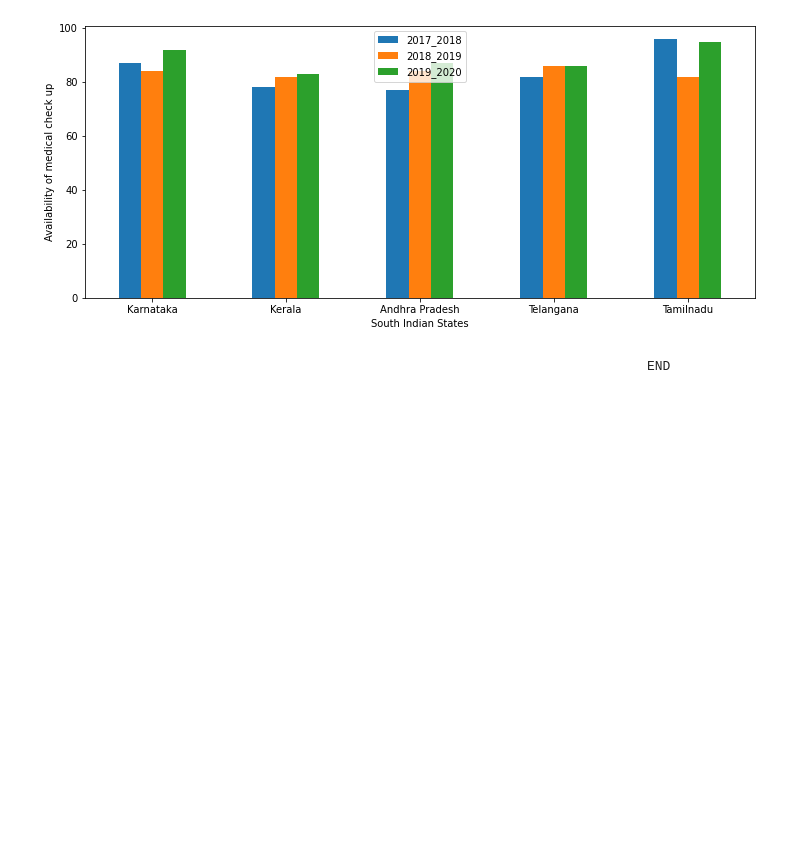
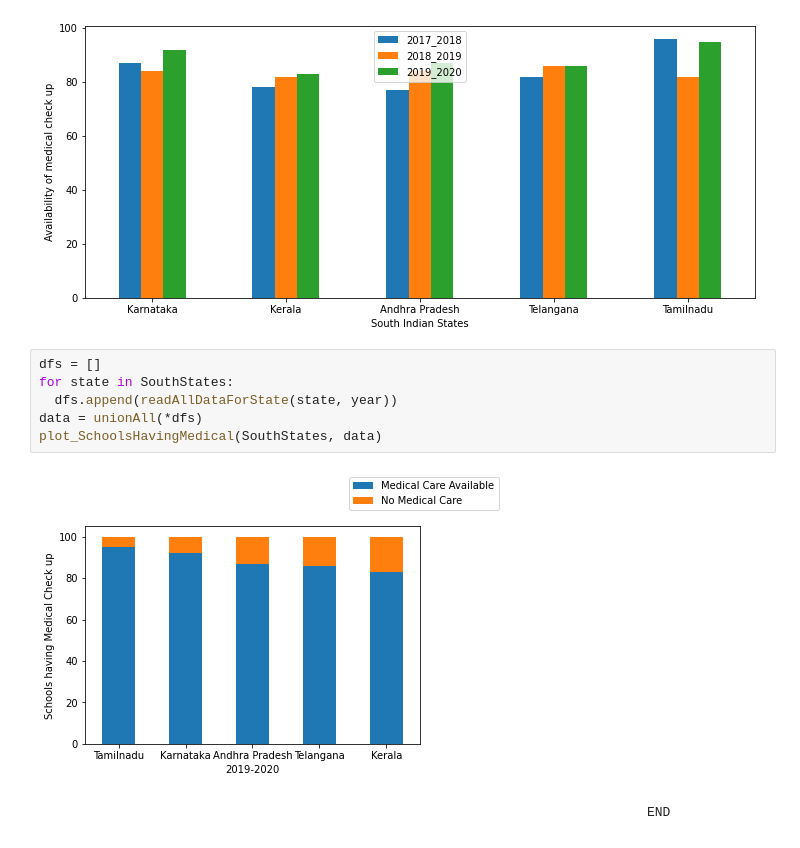
Before and after one commit to SourabhGothe/Big-Data-projects, a Jupyter notebook: projectBase_Master.ipynb, the cells around one changed output. Saved outputs shown, nothing was run; the diff lists cells and outputs as text; blank space fills up the shorter version.

```diff
--- a/projectBase_Master.ipynb
+++ b/projectBase_Master.ipynb
@@ -411,5 +421,13 @@ ax.set_ylabel("Availability of medical check up")
 # %% [output]
 Text(0, 0.5, 'Availability of medical check up')
 [figure]
+# %%
+dfs = []
+for state in SouthStates:
+  dfs.append(readAllDataForState(state, year))
+data = unionAll(*dfs)
+plot_SchoolsHavingMedical(SouthStates, data)
+# %% [output]
+[figure, added]
 # %% [markdown]
                                                                                 END
```
Also changed, not shown: parts of 5 cells of this notebook, 2 other files.
